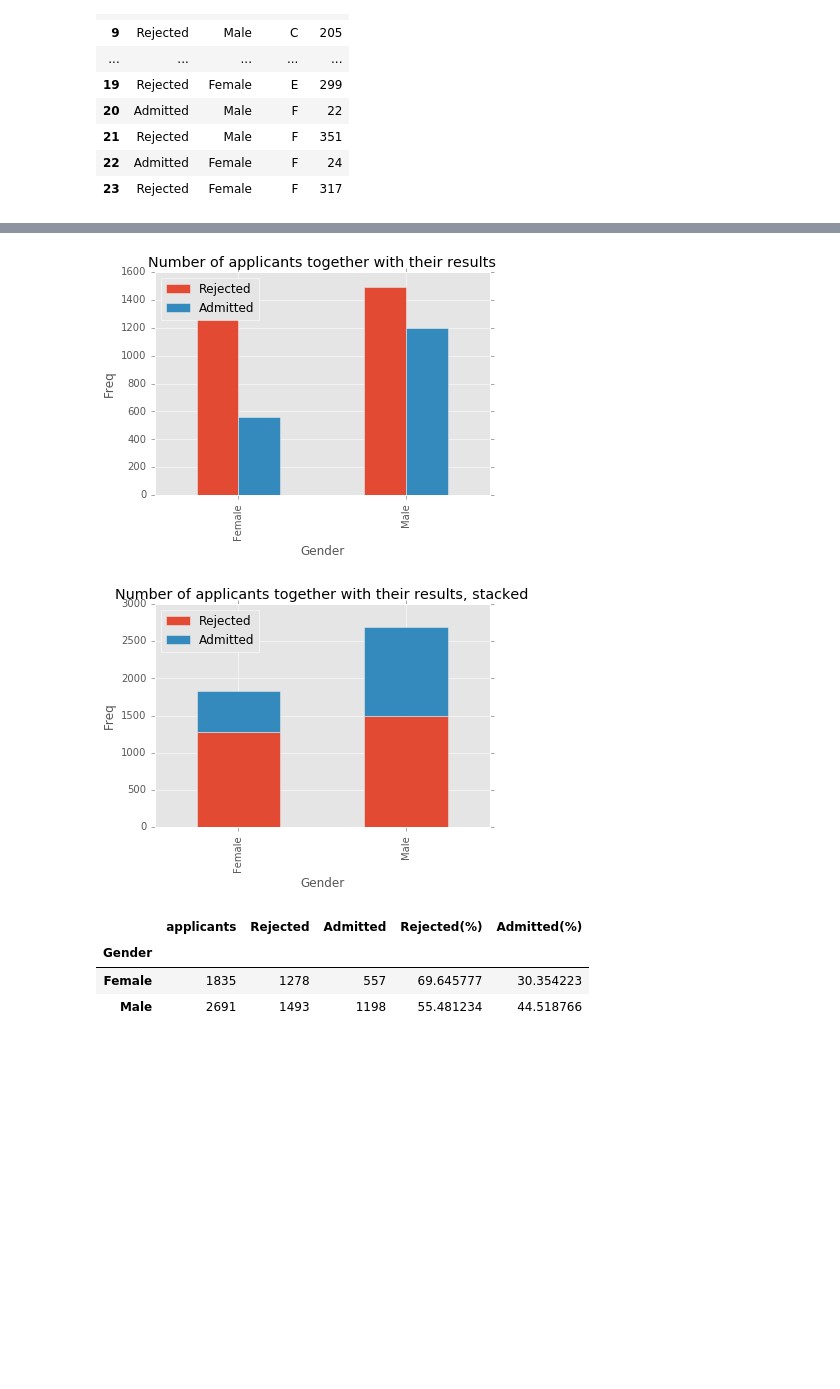
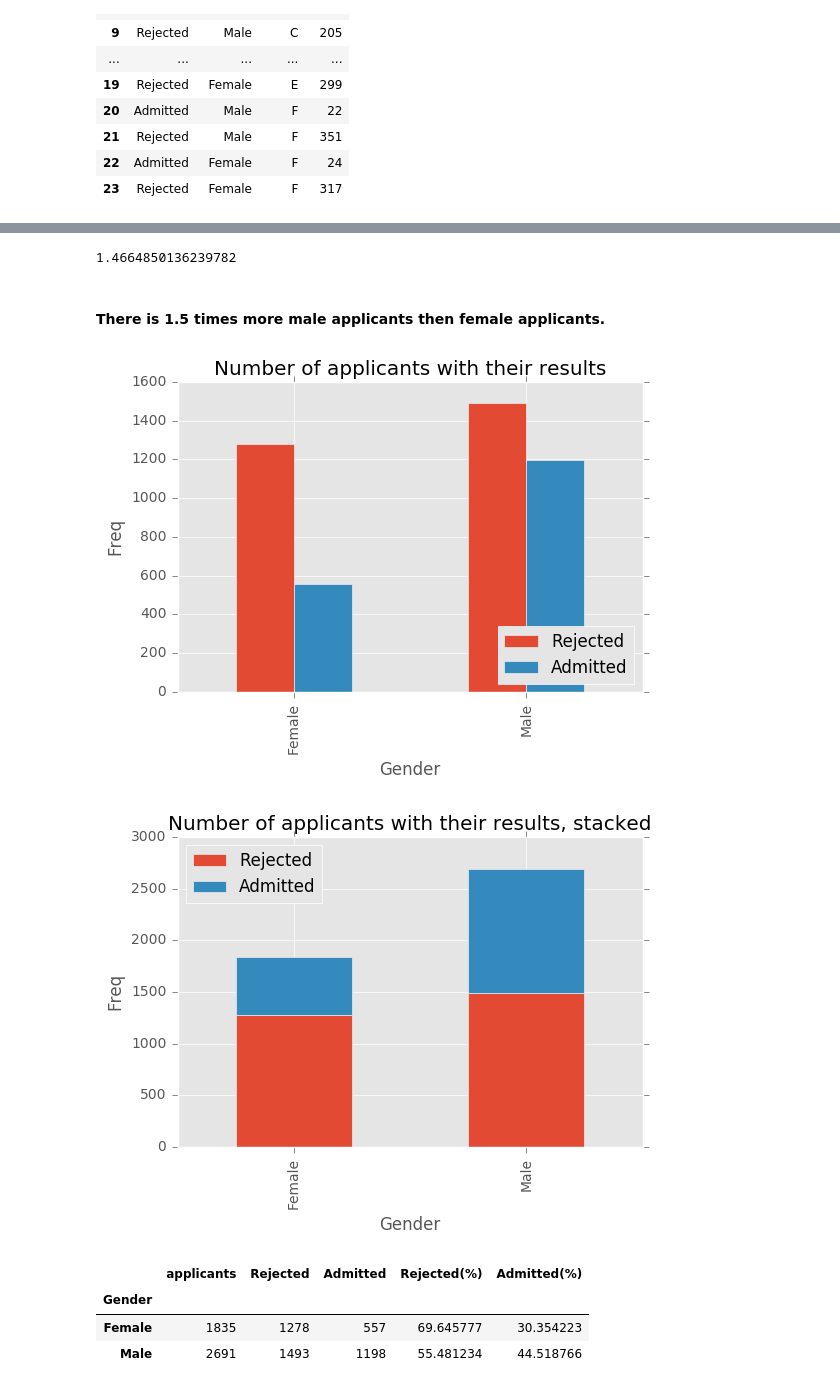
Before and after one commit to Paliking/TC_tasks, a Jupyter notebook: recruitment_task.ipynb, the cells around one changed output, grey strips where cells are left out. Drawn from its saved outputs; the diff is of its cells as text; code cells hidden in the pictures; blank space fills up the shorter version.

Commit message:
task1 finalize plottings, start stat. test

```diff
--- a/recruitment_task.ipynb
+++ b/recruitment_task.ipynb
@@ -57 +63,7 @@ plt.title('Number of applicants together')
+# %%
+df_uni.ix['Male', 'applicants'] / df_uni.ix['Female', 'applicants']
+# %% [output]
+1.4664850136239782
+# %% [markdown]
+#### There is 1.5 times more male applicants then female applicants.
 # %%
@@ -61,19 +73,19 @@ for stat in pos_status:
 # %%
 df_uni[pos_status].plot(kind='bar', legend=True)
 plt.ylabel('Freq')
-plt.title('Number of applicants together with their results')
-plt.legend(loc=2)
+plt.title('Number of applicants with their results')
+plt.legend(loc=4)
 plt.show()
 # %% [output]
-[figure, old version]
+[figure, new version]
 # %%
 df_uni[pos_status].plot(kind='bar', legend=True, stacked=True)
 plt.ylabel('Freq')
-plt.title('Number of applicants together with their results, stacked')
+plt.title('Number of applicants with their results, stacked')
 plt.legend(loc=2)
 plt.show()
 # %% [output]
-[figure, old version]
+[figure, new version]
 # %%
 for stat in pos_status:
     new_stat = stat + '(%)'
```
Also changed, not shown: parts of 32 cells of this notebook.
